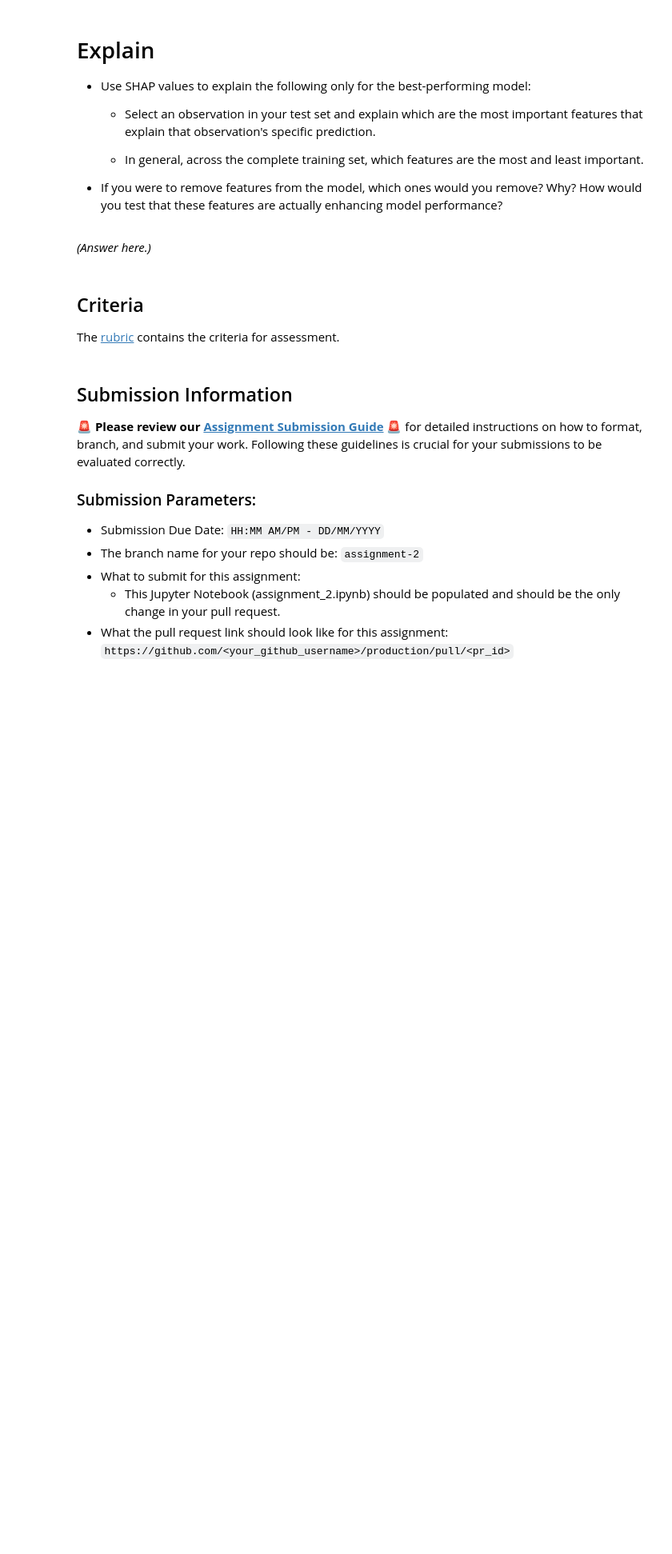
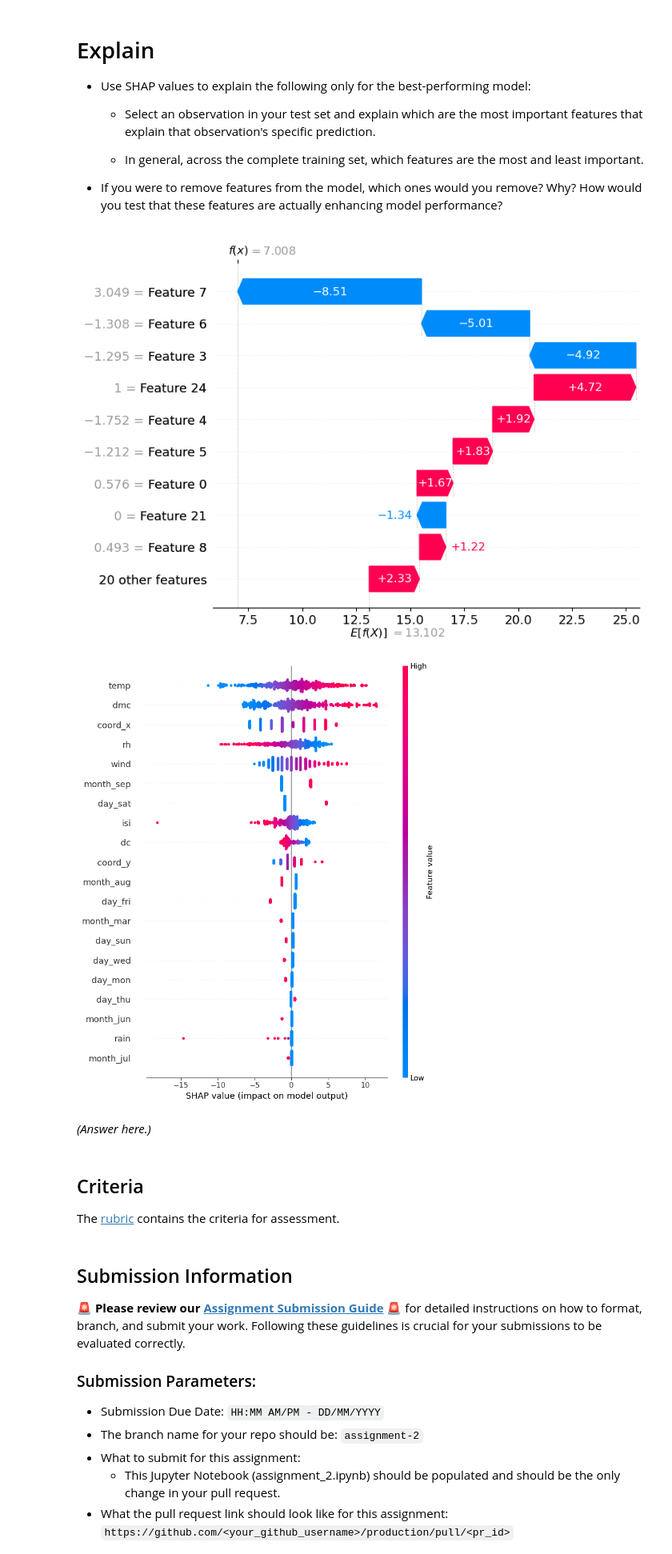
Before and after one commit to UofT-DSI/production, a Jupyter notebook: 02_activities/assignments/assignment_2.ipynb, the cells around one changed output. Shown at 80% size. Drawn from its saved outputs; the diff is of its cells as text; code cells hidden in the pictures; blank space fills up the shorter version.

```diff
--- a/02_activities/assignments/assignment_2.ipynb
+++ b/02_activities/assignments/assignment_2.ipynb
@@ -109,14 +123,15 @@ FileNotFoundError: [Errno 2] No such file or directory: '../../05_src/data/fires
 Create the features data frame and target data.
 # %%
 
-df = fires_dt
+TARGET = "area"
 
-TARGET = 'fire_size'
+fires_dt['month'] = fires_dt['month'].astype('category')
+fires_dt['day']   = fires_dt['day'].astype('category')
 
 
-X = df.drop(columns=[TARGET])
-y = df[TARGET]
+X = fires_dt.drop(columns=[TARGET]).copy()
+y = fires_dt[TARGET].copy()
 
-print("Feature data shape:", X.shape)
-print("Target data shape:", y.shape)
+print("X shape:", X.shape, "y shape:", y.shape)
+print("Example columns:", X.columns.tolist())
 # %% [output]
@@ -123,0 +140,9 @@ NameError: name 'fires_dt' is not defined
+# %%
+
+num_cols = X.select_dtypes(include=["number"]).columns.tolist()
+cat_cols = X.select_dtypes(include=["object", "category", "bool"]).columns.tolist()
+
+num_cols = [c for c in num_cols if X[c].nunique() > 1]
+
+print("Numeric cols:", num_cols)
+print("Categorical cols:", cat_cols)
@@ -219,6 +400,32 @@ Create a [model pipeline](https://scikit-learn.org/stable/modules/generated/skle
     - In general, across the complete training set, which features are the most and least important.
 
 + If you were to remove features from the model, which ones would you remove? Why? How would you test that these features are actually enhancing model performance?
+# %%
+
+X_preprocessed = best_model.named_steps['preprocessing'].transform(X_sample)
+
+
+num_features = num_cols
+cat_features = best_model.named_steps['preprocessing'].named_transformers_['cat']\
+    .named_steps['onehot'].get_feature_names_out(cat_cols)
+feature_names = np.concatenate([num_features, cat_features])
+
+
+regressor = best_model.named_steps['regressor']
+explainer = shap.Explainer(regressor, X_preprocessed)
+
+obs_preprocessed = X_preprocessed[0:1]
+shap_values_obs = explainer(obs_preprocessed)
+
+
+shap.plots.waterfall(shap_values_obs[0])
+
+
+shap_values_full = explainer(X_preprocessed)
+shap.summary_plot(shap_values_full, features=X_preprocessed, feature_names=feature_names)
+# %% [output]
+[figure, added]
+[figure, added]
 # %% [markdown]
 *(Answer here.)*
 # %% [markdown]
```
Also changed, not shown: parts of 18 cells of this notebook, 1 other file.
